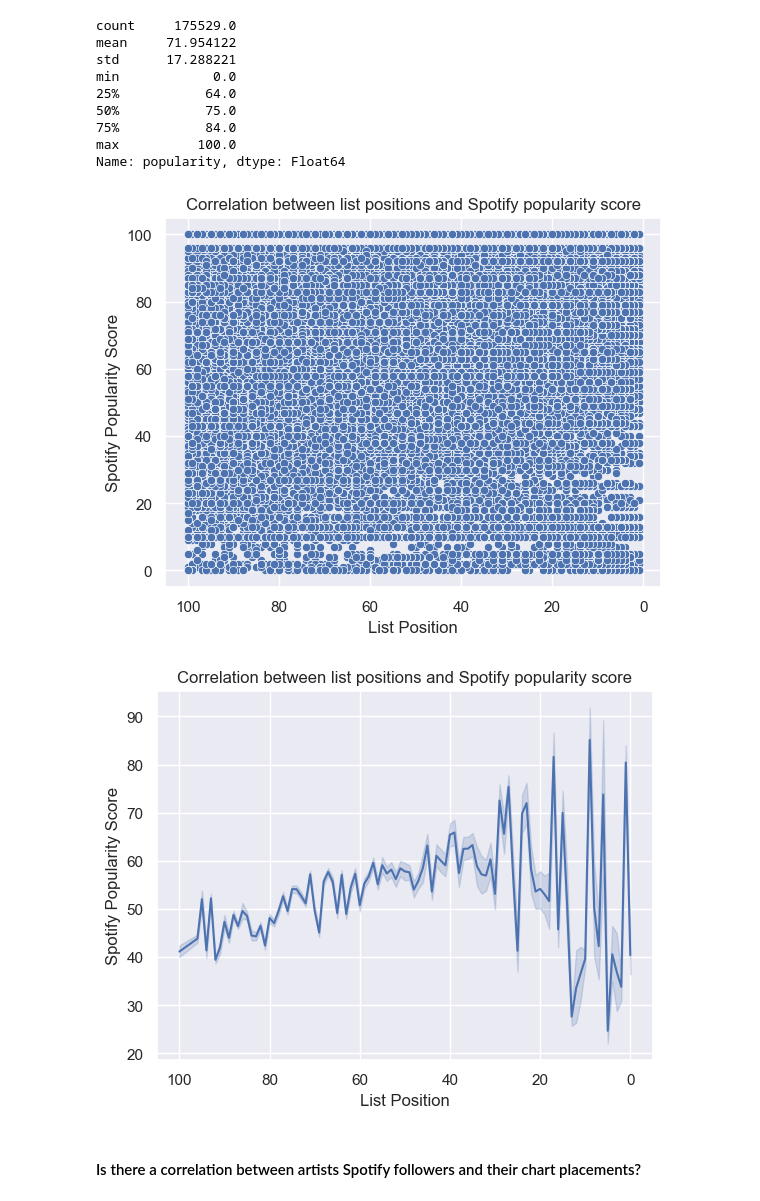
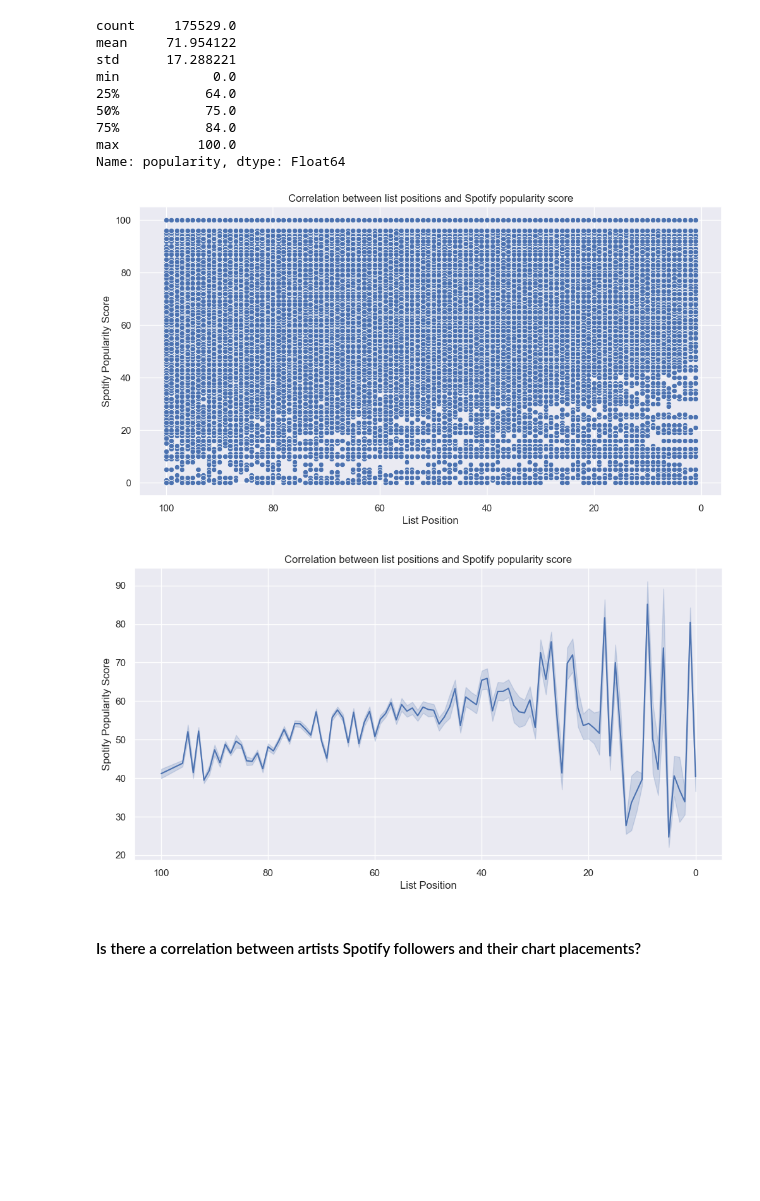
Before and after one commit to guillermocontp/recommendation-system, a Jupyter notebook: analysis.ipynb, the cells around one changed output. Drawn from its saved outputs; the diff is of its cells as text; code cells hidden in the pictures; blank space fills up the shorter version.

```diff
--- a/analysis.ipynb
+++ b/analysis.ipynb
@@ -1694,18 +1743,24 @@ min            0.0
 max          100.0
 Name: popularity, dtype: Float64
 # %%
+# visulizing correlation between list position and popularity
+
+plt.figure(figsize=(12, 6))
+
 sns.scatterplot(data=chart_with_artists, x='list_position', y='popularity')
 
 plt.xlabel('List Position')
 plt.ylabel('Spotify Popularity Score')
 plt.title('Correlation between list positions and Spotify popularity score')
 
 # invert x-axis to show 1 as the best score
 plt.gca().invert_xaxis()
 # %% [output]
-[figure, old version]
+[figure, new version]
 # %%
 # visulizing the correlation between popularity and list position
+
+plt.figure(figsize=(12, 6))
 sns.lineplot(data=chart_with_artists, x='popularity', y='list_position')
 
 plt.xlabel('List Position')
@@ -1715,7 +1770,7 @@ plt.title('Correlation between list positions and Spotify popularity score')
 # invert x-axis to show 1 as the best score
 plt.gca().invert_xaxis()
 # %% [output]
-[figure, old version]
+[figure, new version]
 # %% [markdown]
 #### Is there a correlation between artists Spotify followers and their chart placements?
 # %%
```
Also changed, not shown: parts of 78 cells of this notebook, 1 other file.
